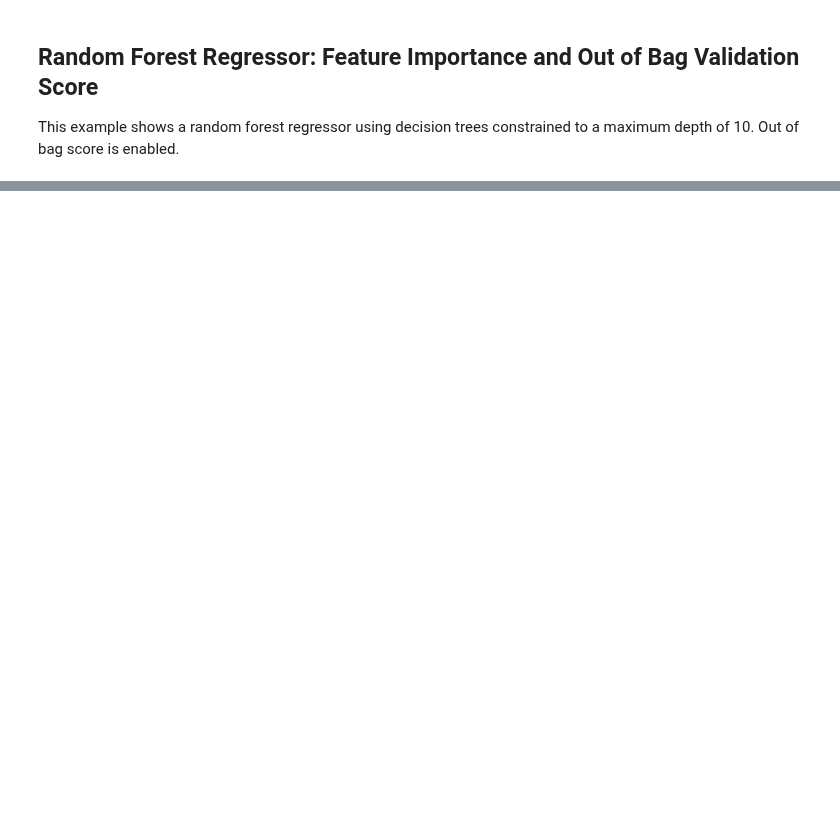
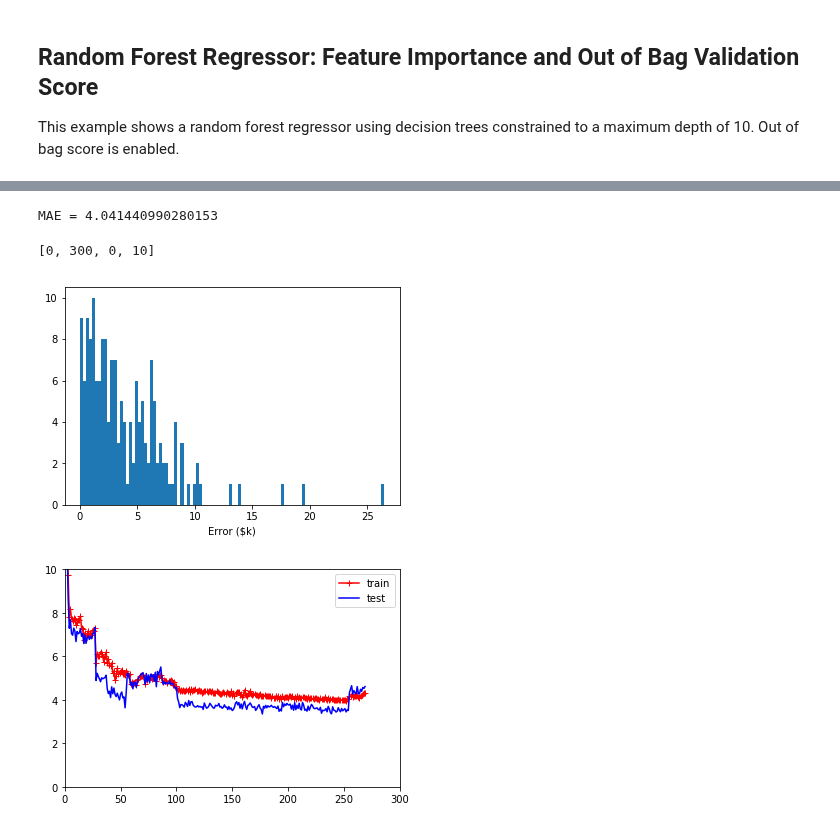
Before and after one commit to richss/cs455-ml-demos, a Jupyter notebook: cs455-chapter7-demos.ipynb, the cells around one changed output, grey strips where cells are left out. Cells and saved outputs as stored; diff of their text form; code cells hidden in the pictures; blank space fills up the shorter version.

```diff
--- a/cs455-chapter7-demos.ipynb
+++ b/cs455-chapter7-demos.ipynb
@@ -454,0 +552,27 @@ Out of Bag Validation: 0.8412992736573659
+# %%
+from sklearn.ensemble import AdaBoostRegressor
+from sklearn.tree import DecisionTreeRegressor
+
+#Ada Boost Regressor
+reg = AdaBoostRegressor(
+    DecisionTreeRegressor(max_depth=2),
+    n_estimators=100,
+    learning_rate=0.2)
+
+reg.fit(train_X, train_y)
+pred_y = reg.predict(test_X)
+
+plt.figure("a")
+plt.hist(abs(test_y - pred_y),bins=100)
+plt.xlabel("Error ($k)")
+
+print("MAE = " + str(mean_absolute_error(test_y, pred_y)))
+
+plt.figure("b")
+plot_learning_curves(reg, train_X, train_y)
+plt.axis([0,300,0,10])
+# %% [output]
+MAE = 4.041440990280153
+[0, 300, 0, 10]
+[figure, added]
+[figure, added]
```
Also changed, not shown: parts of 20 cells of this notebook, 1 other file.
